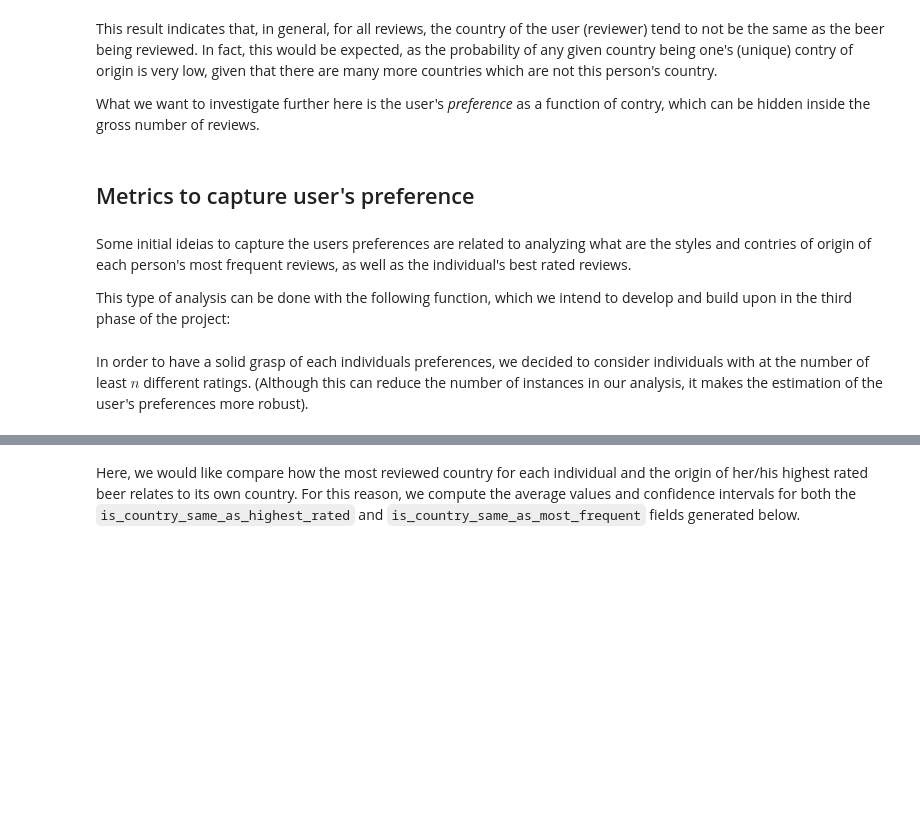
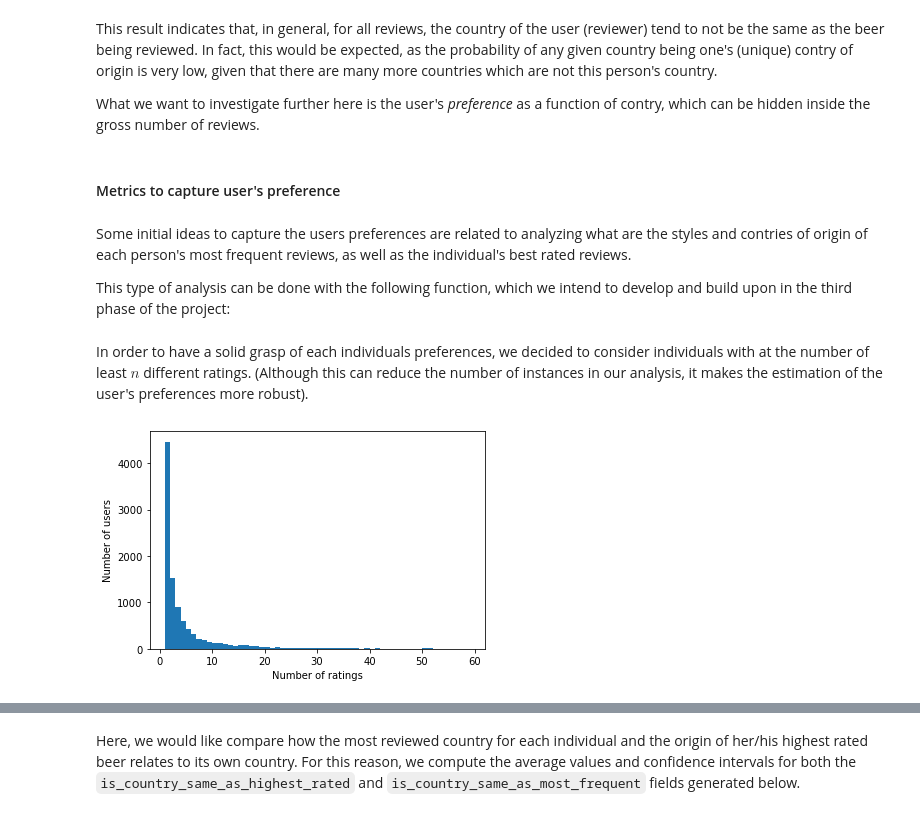
Before and after one commit to epfl-ada/ada-2022-project-brian, a Jupyter notebook: project.ipynb, the cells around one changed output, grey strips where cells are left out. Saved outputs shown, nothing was run; the diff lists cells and outputs as text; code cells hidden in the pictures; blank space fills up the shorter version.

```diff
--- a/project.ipynb
+++ b/project.ipynb
@@ -829,4 +883,5 @@ users_contry_dict = dict(zip(users_df.user_id, users_df.country))
 # %%
-breweries_df = read_breweries_file(breweries_file)
-print(f'Number of breweries = {len(breweries_df)}')
-breweries_df.head(1)
+# remove breweries which location is not specified
+breweries = breweries.drop(breweries[breweries.location == 'nan'].index, inplace=False)
+print(f'Number of breweries = {len(breweries)}')
+breweries.head(1)
@@ -835,5 +896,5 @@ print(f'Number of different contries from breweries = {len(list(breweries_df.cou
 # %% [markdown]
 Storing the breweries' origin in a dictionary
 # %%
-breweries_contry_dict = dict(zip(breweries_df.id, breweries_df.country))
+breweries_contry_dict = dict(zip(breweries.id, breweries.location))
 # %% [markdown]
@@ -845,17 +917,11 @@ Merging users and breweries origin (filtering out cases where location in unknow
 # %%
-def get_country(id, correspondance_dict):
-    if id in correspondance_dict:
-        return correspondance_dict[id]
-    else:
-        return np.nan
-
-reviews_df['user_country'] = reviews_df['user_id'].apply(
+reviews['user_country'] = reviews['user_id'].apply(
     lambda x: get_country(id=x, correspondance_dict=users_contry_dict)
 )
-reviews_df['brewery_country'] = reviews_df['brewery_id'].apply(
+reviews['brewery_country'] = reviews['brewery_id'].apply(
     lambda x: get_country(id=x, correspondance_dict=breweries_contry_dict)
 )
-reviews_df = reviews_df.dropna()
+reviews = reviews.dropna()
 # %% [markdown]
 Creating a column to store if country is the same:
 # %%
@@ -869,2 +933,4 @@ reviews_df['is_same_country'] = reviews_df.apply(lambda row: is_contry_the_same(
+# %%
+reviews['is_same_country'] = reviews.apply(lambda row: is_contry_the_same(row.user_country, row.brewery_country), axis=1)
 # %% [markdown]
 To check if the difference in origin between the user and beer is statistically significant across reviews, we will compute the 95% confidence intervals (using `scipy.stats`) of the generated column `is_same_country`:
@@ -890,9 +962,9 @@ This result indicates that, in general, for all reviews, the country of the user
 
 What we want to investigate further here is the user's *preference* as a function of contry, which can be hidden inside the gross number of reviews.
 # %% [markdown]
-## Metrics to capture user's preference
+#### Metrics to capture user's preference
 # %% [markdown]
-Some initial ideias to capture the users preferences are related to analyzing what are the styles and contries of origin of each person's most frequent reviews, as well as the individual's best rated reviews.
+Some initial ideas to capture the users preferences are related to analyzing what are the styles and contries of origin of each person's most frequent reviews, as well as the individual's best rated reviews.
 
 This type of analysis can be done with the following function, which we intend to develop and build upon in the third phase of the project:
 # %%
@@ -932,11 +1004,13 @@ def get_user_preferences_df(reviews_df, number_of_reviews_threshold=5):
 In order to have a solid grasp of each individuals preferences, we decided to consider individuals with at the number of least $n$ different ratings. (Although this can reduce the number of instances in  our analysis, it makes the estimation of the user's preferences more robust).
 # %%
 fig = plt.figure().set_size_inches(6,4)
-number_of_reviews = reviews_df.value_counts('user_id').values
+number_of_reviews = reviews.value_counts('user_id').values
 bins = np.arange(1, 60, 1)
 plt.ylabel('Number of users')
 plt.xlabel('Number of ratings')
 plt.hist(number_of_reviews, bins=bins)
 plt.show()
+# %% [output]
+[figure, added]
 # %%
 number_of_reviews
```
Also changed, not shown: parts of 40 cells of this notebook.
